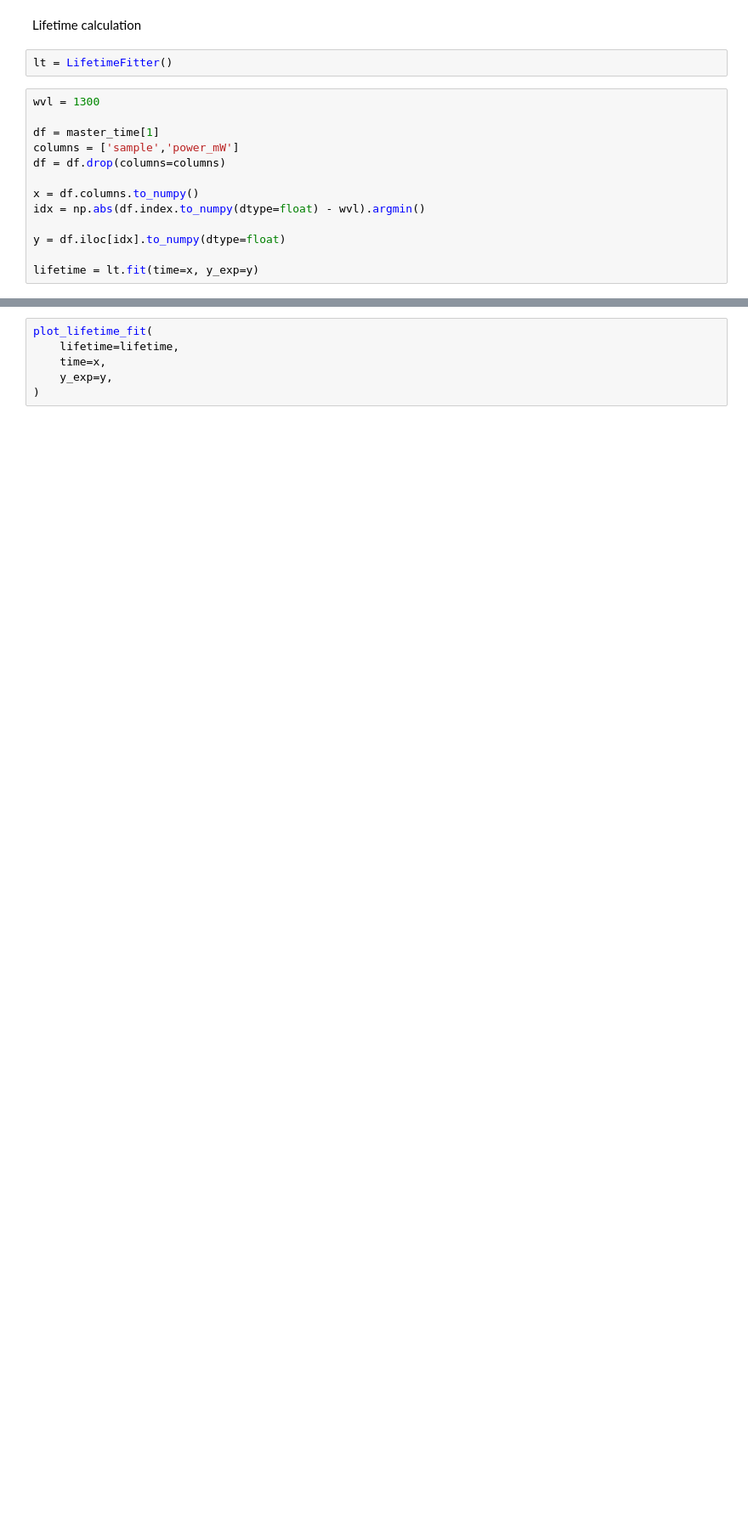
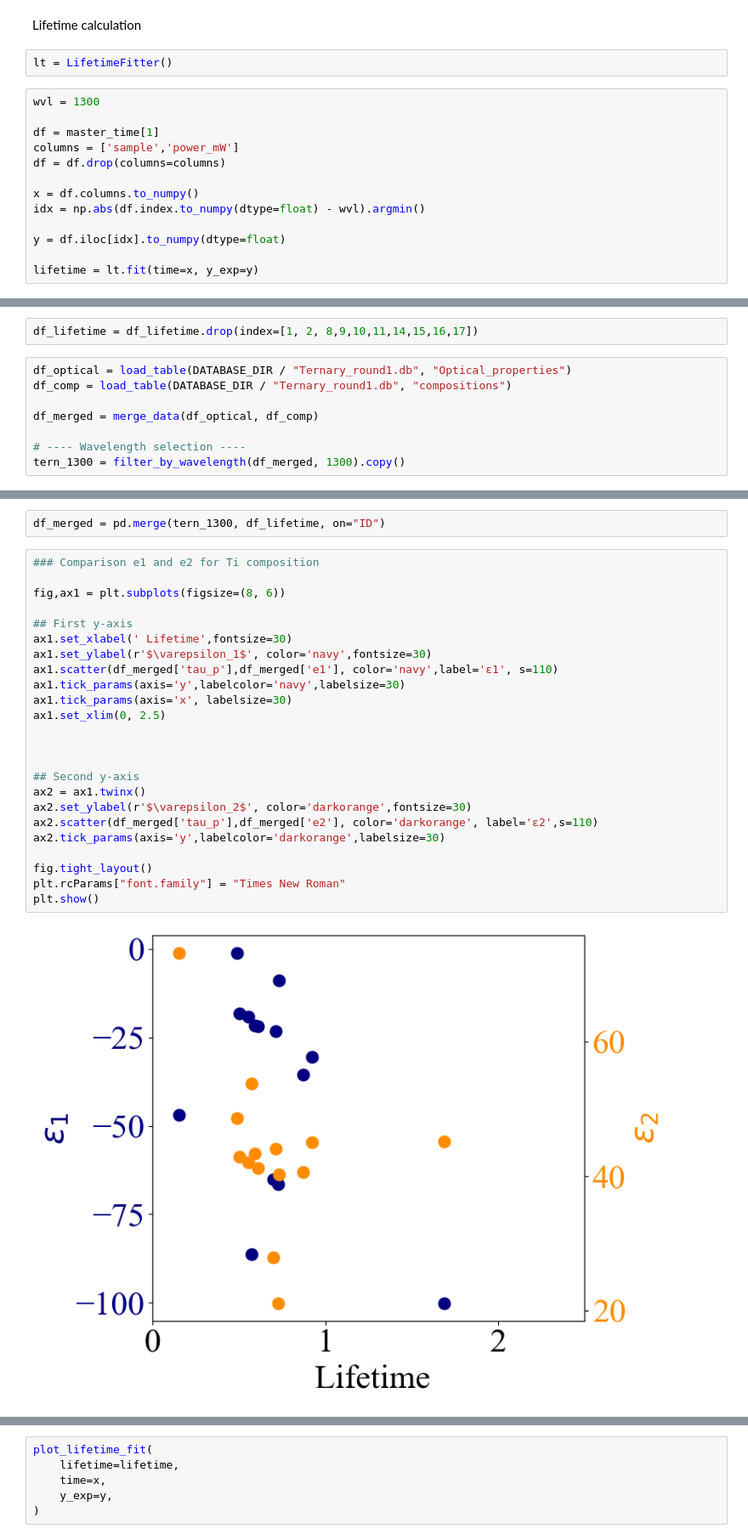
Before and after one commit to linarojas0824/Hybrid-Experimental-Data-Driven-Workflow, a Jupyter notebook: scripts/Notebooks/Pump_Probe_Results.ipynb, the cells around one changed output, grey strips where cells are left out. Shown at 85% size. Drawn from its saved outputs; the diff is of its cells as text; blank space fills up the shorter version.

Commit message:
lifetime calculation

```diff
--- a/scripts/Notebooks/Pump_Probe_Results.ipynb
+++ b/scripts/Notebooks/Pump_Probe_Results.ipynb
@@ -325,0 +364,10 @@ for key, df in master_dfs.items():
+# %%
+df_lifetime = df_lifetime.drop(index=[1, 2, 8,9,10,11,14,15,16,17])
+# %%
+df_optical = load_table(DATABASE_DIR / "Ternary_round1.db", "Optical_properties")
+df_comp = load_table(DATABASE_DIR / "Ternary_round1.db", "compositions")
+
+df_merged = merge_data(df_optical, df_comp)
+
+# ---- Wavelength selection ----
+tern_1300 = filter_by_wavelength(df_merged, 1300).copy()
@@ -326,3 +379,31 @@ for key, df in master_dfs.items():
+# %%
+df_merged = pd.merge(tern_1300, df_lifetime, on="ID")
+# %%
+### Comparison e1 and e2 for Ti composition
+
+fig,ax1 = plt.subplots(figsize=(8, 6))
+
+## First y-axis
+ax1.set_xlabel(' Lifetime',fontsize=30)
+ax1.set_ylabel(r'$\varepsilon_1$', color='navy',fontsize=30)
+ax1.scatter(df_merged['tau_p'],df_merged['e1'], color='navy',label='ε1', s=110)
+ax1.tick_params(axis='y',labelcolor='navy',labelsize=30)
+ax1.tick_params(axis='x', labelsize=30)
+ax1.set_xlim(0, 2.5)
+
+
+
+## Second y-axis
+ax2 = ax1.twinx()
+ax2.set_ylabel(r'$\varepsilon_2$', color='darkorange',fontsize=30)
+ax2.scatter(df_merged['tau_p'],df_merged['e2'], color='darkorange', label='ε2',s=110)
+ax2.tick_params(axis='y',labelcolor='darkorange',labelsize=30)
+
+fig.tight_layout()
+plt.rcParams["font.family"] = "Times New Roman"
+plt.show()
+# %% [output]
+[figure, added]
 # %%
 def plot_lifetime_fit(
     lifetime: dict,
```
Also changed, not shown: parts of 11 cells of this notebook, 9 other files.
